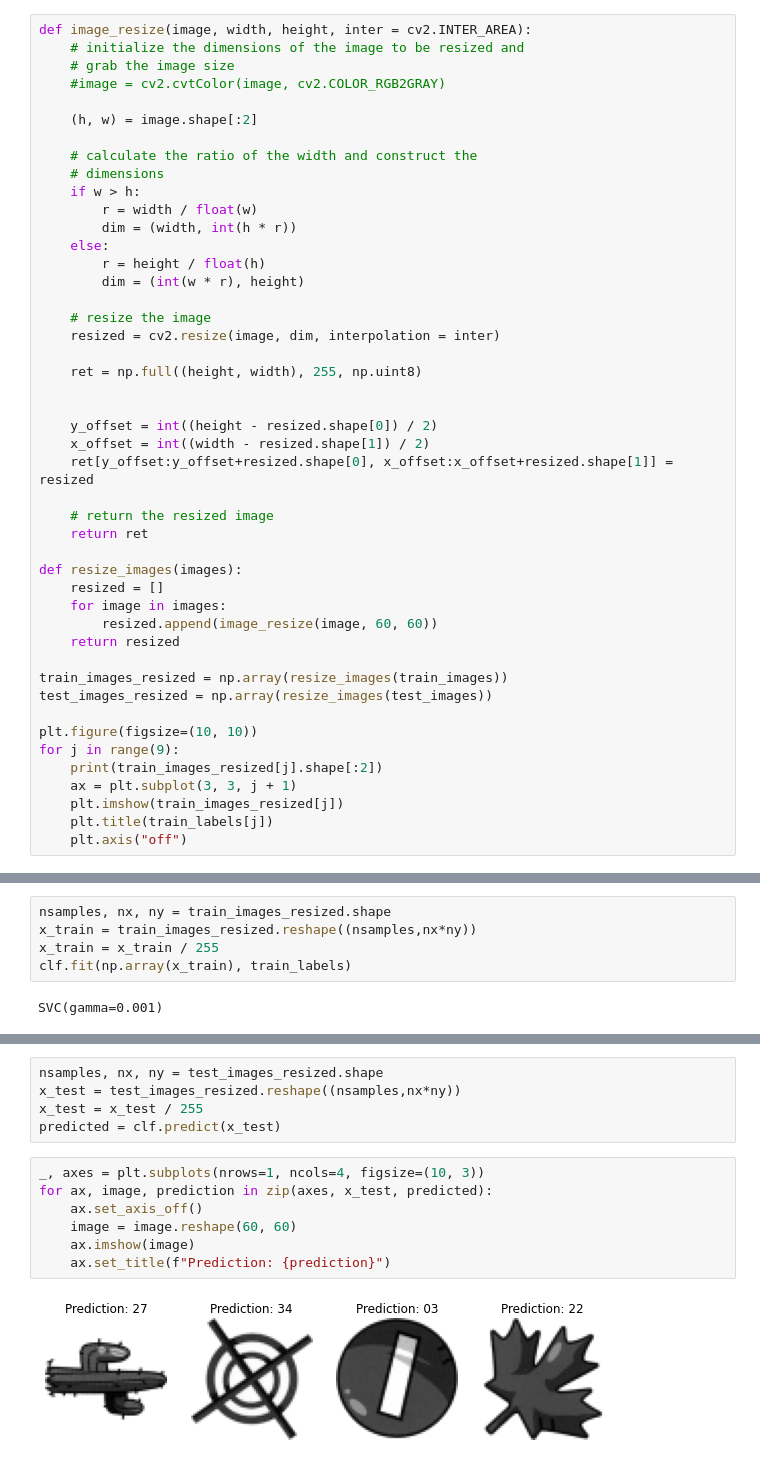
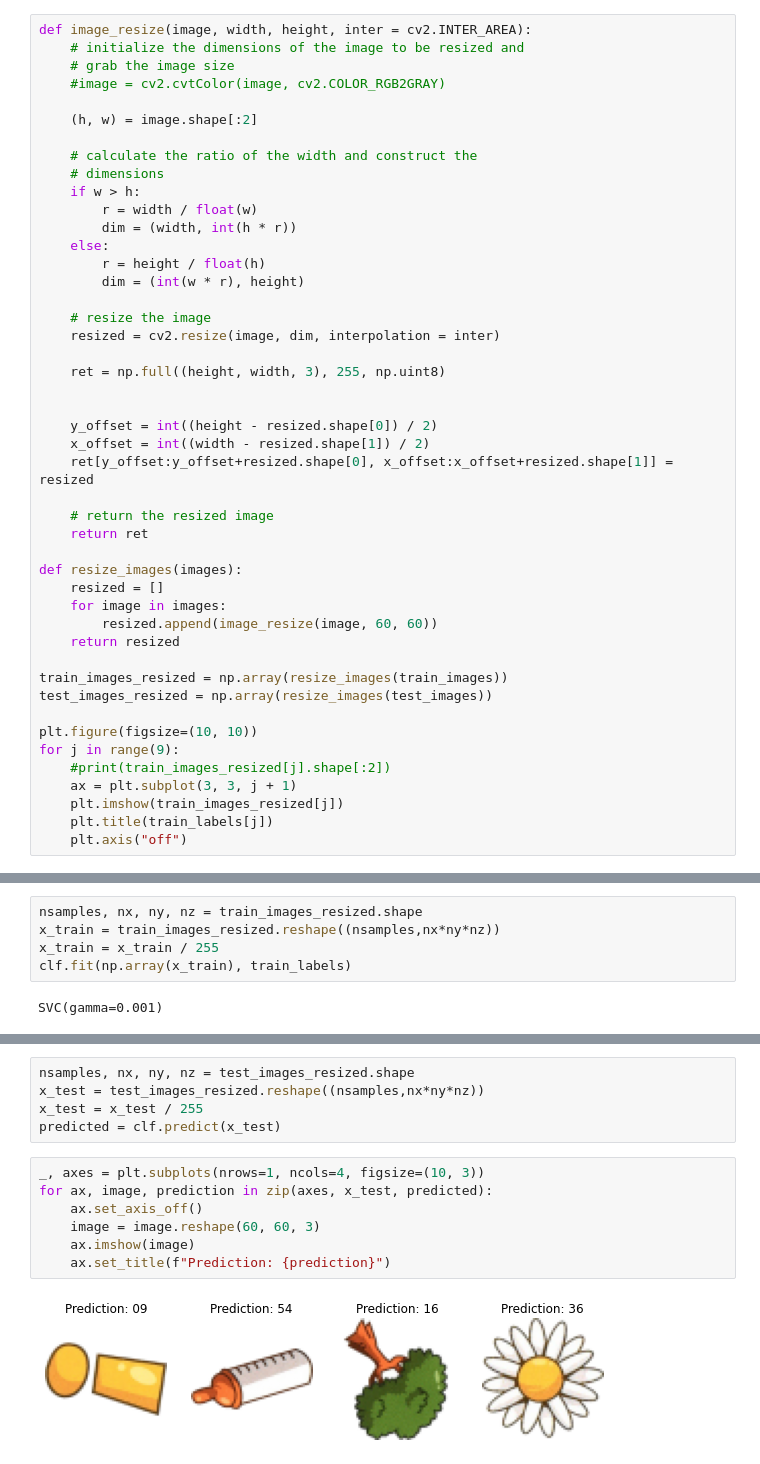
Before and after one commit to Paulopacads/IML_Dobble, a Jupyter notebook: image_classifier.ipynb, the cells around one changed output, grey strips where cells are left out. Cells and saved outputs as stored; diff of their text form.

```diff
--- a/image_classifier.ipynb
+++ b/image_classifier.ipynb
@@ -181,7 +181,7 @@ def image_resize(image, width, height, inter = cv2.INTER_AREA):
     # resize the image
     resized = cv2.resize(image, dim, interpolation = inter)
 
-    ret = np.full((height, width), 255, np.uint8)
+    ret = np.full((height, width, 3), 255, np.uint8)
 
 
     y_offset = int((height - resized.shape[0]) / 2)
@@ -202,7 +202,7 @@ test_images_resized = np.array(resize_images(test_images))
 
 plt.figure(figsize=(10, 10))
 for j in range(9):
-    print(train_images_resized[j].shape[:2])
+    #print(train_images_resized[j].shape[:2])
     ax = plt.subplot(3, 3, j + 1)
     plt.imshow(train_images_resized[j])
     plt.title(train_labels[j])
@@ -280,8 +275,8 @@ plt.legend([
 # %%
 clf = svm.SVC(gamma=0.001)
 # %%
-nsamples, nx, ny = train_images_resized.shape
-x_train = train_images_resized.reshape((nsamples,nx*ny))
+nsamples, nx, ny, nz = train_images_resized.shape
+x_train = train_images_resized.reshape((nsamples,nx*ny*nz))
 x_train = x_train / 255
 clf.fit(np.array(x_train), train_labels)
 # %% [output]
@@ -289,14 +286,14 @@ SVC(gamma=0.001)
 # %%
-nsamples, nx, ny = test_images_resized.shape
-x_test = test_images_resized.reshape((nsamples,nx*ny))
+nsamples, nx, ny, nz = test_images_resized.shape
+x_test = test_images_resized.reshape((nsamples,nx*ny*nz))
 x_test = x_test / 255
 predicted = clf.predict(x_test)
 # %%
 _, axes = plt.subplots(nrows=1, ncols=4, figsize=(10, 3))
 for ax, image, prediction in zip(axes, x_test, predicted):
     ax.set_axis_off()
-    image = image.reshape(60, 60)
+    image = image.reshape(60, 60, 3)
     ax.imshow(image)
     ax.set_title(f"Prediction: {prediction}")
 # %% [output]
-[figure, old version]
+[figure, new version]
```
Also changed, not shown: parts of 11 cells of this notebook.
